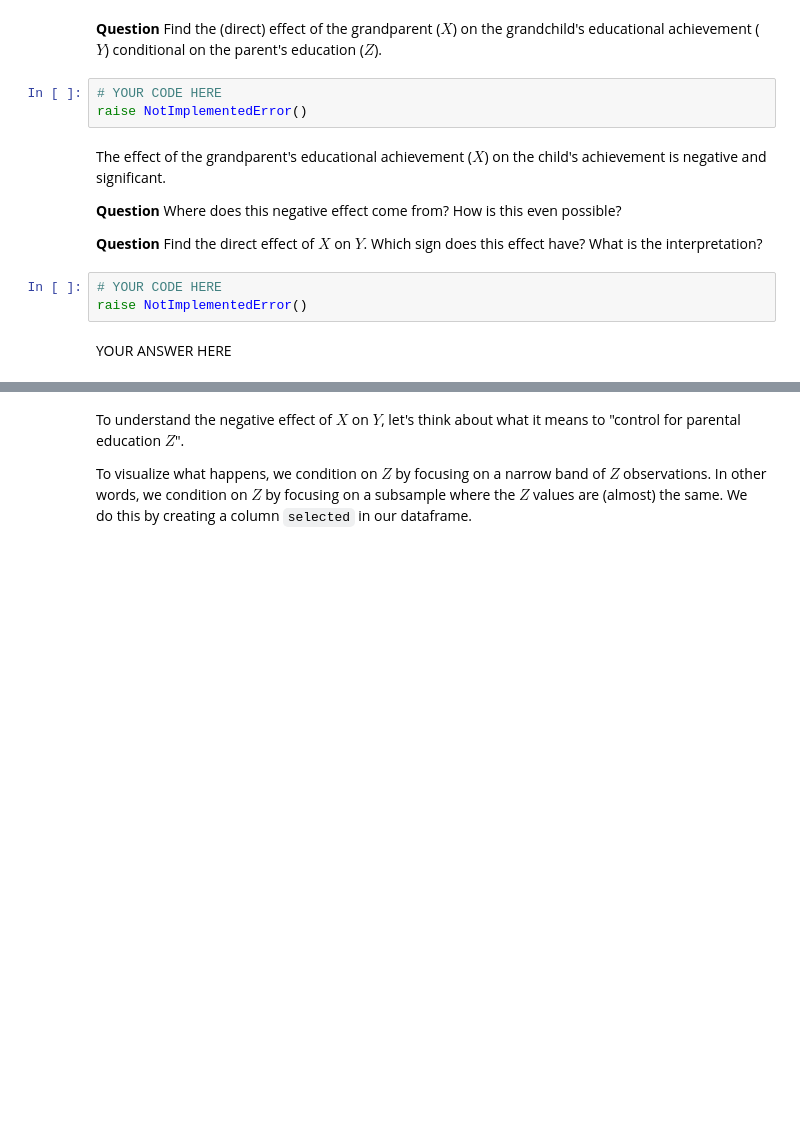
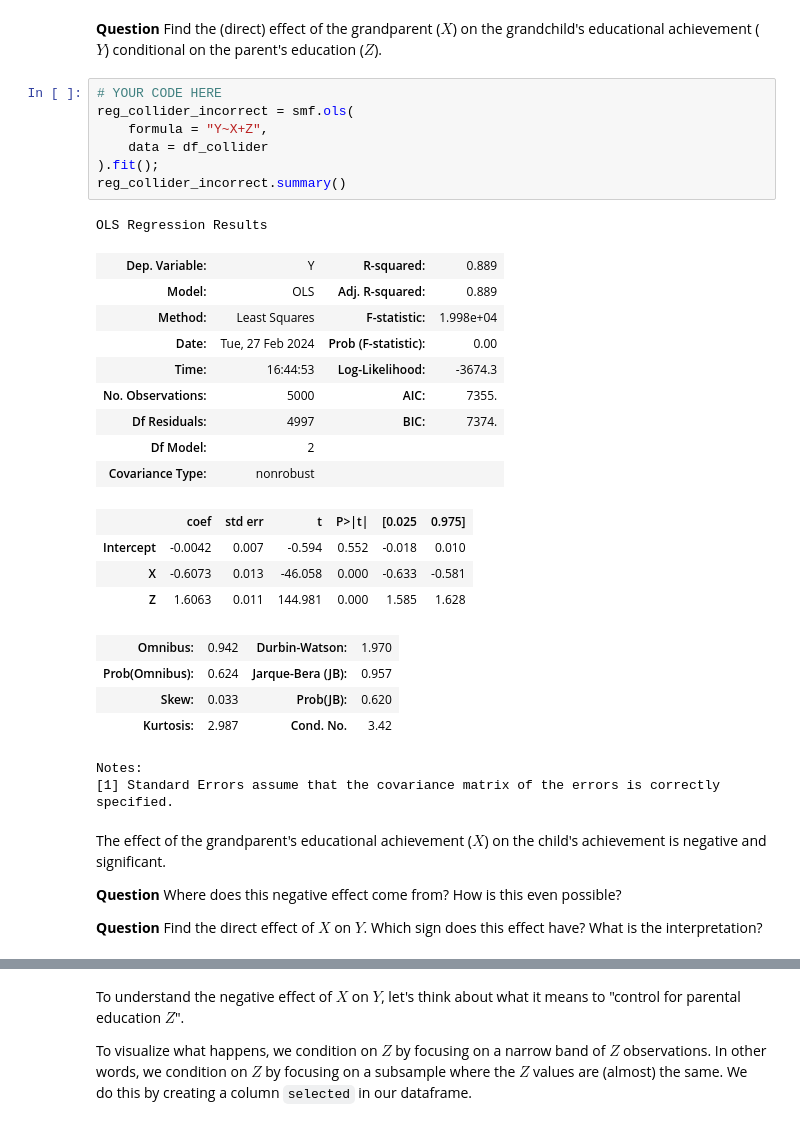
Before and after one commit to cejkiebo/msc_datascience, a Jupyter notebook: Statistical_Hacking.ipynb, the cells around one changed output, grey strips where cells are left out. Drawn from its saved outputs; the diff is of its cells as text; blank space fills up the shorter version.

```diff
--- a/Statistical_Hacking.ipynb
+++ b/Statistical_Hacking.ipynb
@@ -767,16 +780,36 @@ print(df_collider_2.head())
 # %% [markdown]
 **Question** Find the (direct) effect of the grandparent ($X$) on the grandchild's educational achievement ($Y$) conditional on the parent's education ($Z$).
-# %%
-# YOUR CODE HERE
-raise NotImplementedError()
+# %%
+# YOUR CODE HERE
+reg_collider_incorrect = smf.ols(
+    formula = "Y~X+Z",
+    data = df_collider
+).fit();
+reg_collider_incorrect.summary()
+# %% [output]
+OLS Regression Results
+| Dep. Variable: | Y | R-squared: | 0.889 |
+| Model: | OLS | Adj. R-squared: | 0.889 |
+| Method: | Least Squares | F-statistic: | 1.998e+04 |
+| Date: | Tue, 27 Feb 2024 | Prob (F-statistic): | 0.00 |
+| Time: | 16:44:53 | Log-Likelihood: | -3674.3 |
+| No. Observations: | 5000 | AIC: | 7355. |
+| Df Residuals: | 4997 | BIC: | 7374. |
+| Df Model: | 2 |  |  |
+| Covariance Type: | nonrobust |  |  |
+|  | coef | std err | t | P>|t| | [0.025 | 0.975] |
+| Intercept | -0.0042 | 0.007 | -0.594 | 0.552 | -0.018 | 0.010 |
+| X | -0.6073 | 0.013 | -46.058 | 0.000 | -0.633 | -0.581 |
+| Z | 1.6063 | 0.011 | 144.981 | 0.000 | 1.585 | 1.628 |
+| Omnibus: | 0.942 | Durbin-Watson: | 1.970 |
+| Prob(Omnibus): | 0.624 | Jarque-Bera (JB): | 0.957 |
+| Skew: | 0.033 | Prob(JB): | 0.620 |
+| Kurtosis: | 2.987 | Cond. No. | 3.42 |
+Notes:
+[1] Standard Errors assume that the covariance matrix of the errors is correctly specified.
 # %% [markdown]
 The effect of the grandparent's educational achievement ($X$) on the child's achievement is negative and significant.
 
 **Question** Where does this negative effect come from? How is this even possible?
 
 **Question** Find the direct effect of $X$ on $Y$. Which sign does this effect have? What is the interpretation?
-# %%
-# YOUR CODE HERE
-raise NotImplementedError()
-# %% [markdown]
-YOUR ANSWER HERE
```
Also changed, not shown: parts of 10 cells of this notebook.
